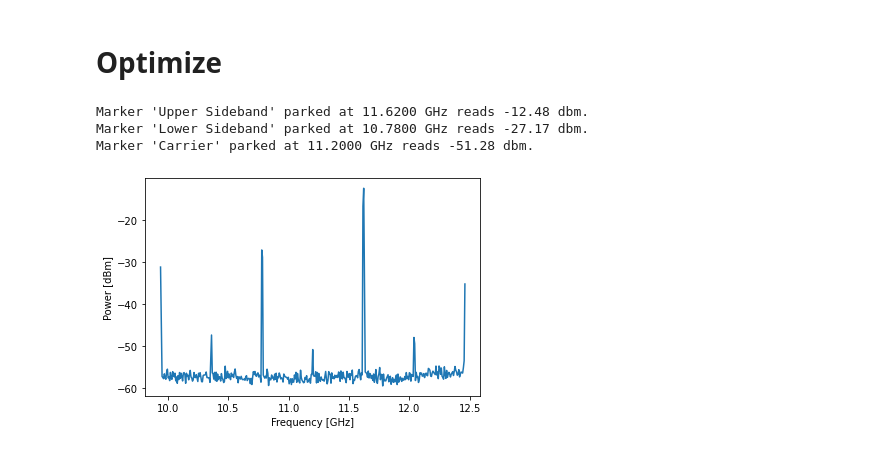
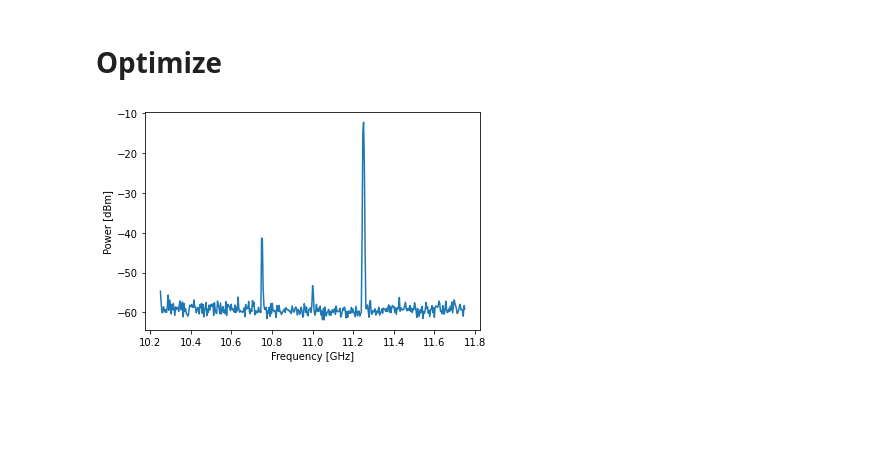
Before and after one commit to lukingroup/pylabnet, a Jupyter notebook: demo/iq-optimizer/IQOptimizer_demo.ipynb, the cells around one changed output. Drawn from its saved outputs; the diff is of its cells as text; code cells hidden in the pictures; blank space fills up the shorter version.

```diff
--- a/demo/iq-optimizer/IQOptimizer_demo.ipynb
+++ b/demo/iq-optimizer/IQOptimizer_demo.ipynb
@@ -34,8 +34,8 @@ dev_id = 'dev8227'
 
 # Instantiate
 logger = LogClient(
-    host='localhost',
-    port=12351,
+    host='140.247.189.82',
+    port=20697,
     module_tag=f'ZI HDAWG {dev_id}'
 )
 # %%
@@ -58,7 +58,7 @@ mw_client = HMC_T2220.Client(
 # %%
 # Check that MW source is set to correct power
 # mw_client.output_on()
-pow = 20  # -20 dBm
+pow = 24  # -20 dBm
 mw_client.set_power(pow)
 mw_client.is_output_on()
 mw_client.get_power()
@@ -69,7 +69,7 @@ mw_client.get_power()
 # %%
 sa = agilent_e4405B.Client(
     host='localhost',
-    port=12356
+    port=12352
 )
 
 # Reset spectrum analzyer
@@ -81,13 +81,9 @@ sa.write('*RST')
 # %%
 # See optimizer.py for a list of the keyword arguments that IQOptimizer takes
 # Instantiate IQOptimizer object
-
-opt1 = IQOptimizer(mw_client, hd, sa, 11.2e9, 420e6)
+opt1 = IQOptimizer(mw_client, hd, sa, 11e9,250e6,param_guess = ([90, 1, 0.35, -0.002, 0.006]), dc_i_window=0.1, dc_q_window=0.1, awg_delay_time=0.01, averages=1)
 # %% [output]
-Marker 'Upper Sideband' parked at 11.6200 GHz reads -12.48 dbm.
-Marker 'Lower Sideband' parked at 10.7800 GHz reads -27.17 dbm.
-Marker 'Carrier' parked at 11.2000 GHz reads -51.28 dbm.
-[figure, old version]
+[figure, new version]
 # %%
 opt1.opt()
 # %% [output]
```
Also changed, not shown: parts of 7 cells of this notebook, 4 other files.
